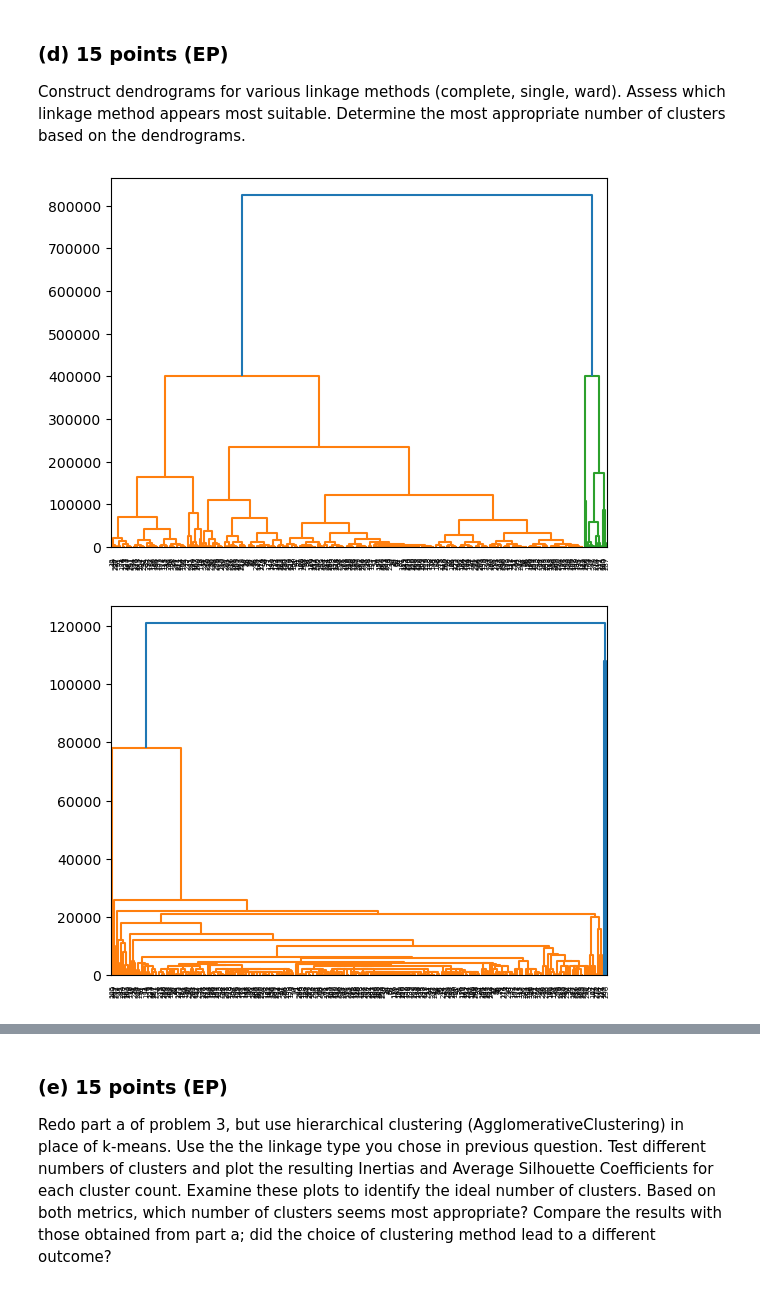
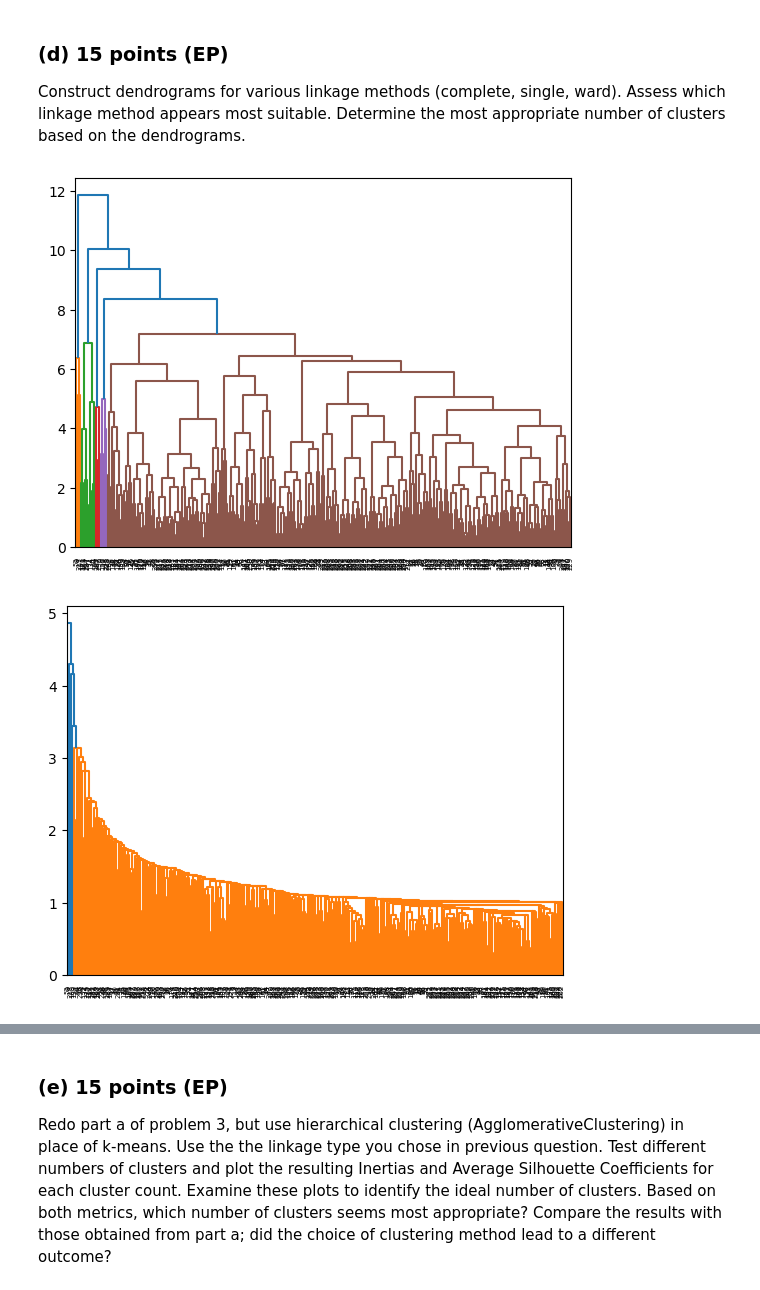
Before and after one commit to Ben-Heinze/CSCI-491-Data-Visualization, a Jupyter notebook: Assignment 3/3- Scatterplot, dimension reduction and clustering.ipynb, the cells around one changed output, grey strips where cells are left out. Drawn from its saved outputs; the diff is of its cells as text; code cells hidden in the pictures.

```diff
--- a/Assignment 3/3- Scatterplot, dimension reduction and clustering.ipynb
+++ b/Assignment 3/3- Scatterplot, dimension reduction and clustering.ipynb
@@ -337,11 +339,11 @@ In problem 3b, we were generating clusters against the original numerical datapo
 
 Construct dendrograms for various linkage methods (complete, single, ward). Assess which linkage method appears most suitable. Determine the most appropriate number of clusters based on the dendrograms.
 # %%
-compDendrogram = sch.dendrogram(sch.linkage(numerical, method='complete'))
+compDendrogram = sch.dendrogram(sch.linkage(pcaTransformedDataset, method='complete'))
 # %% [output]
-[figure, old version]
+[figure, new version]
 # %%
-singleDendrogram = sch.dendrogram(sch.linkage(numerical, method='single'))
+singleDendrogram = sch.dendrogram(sch.linkage(pcaTransformedDataset, method='single'))
 # %% [output]
-[figure, old version]
+[figure, new version]
 # %%
```
Also changed, not shown: parts of 6 cells of this notebook.
